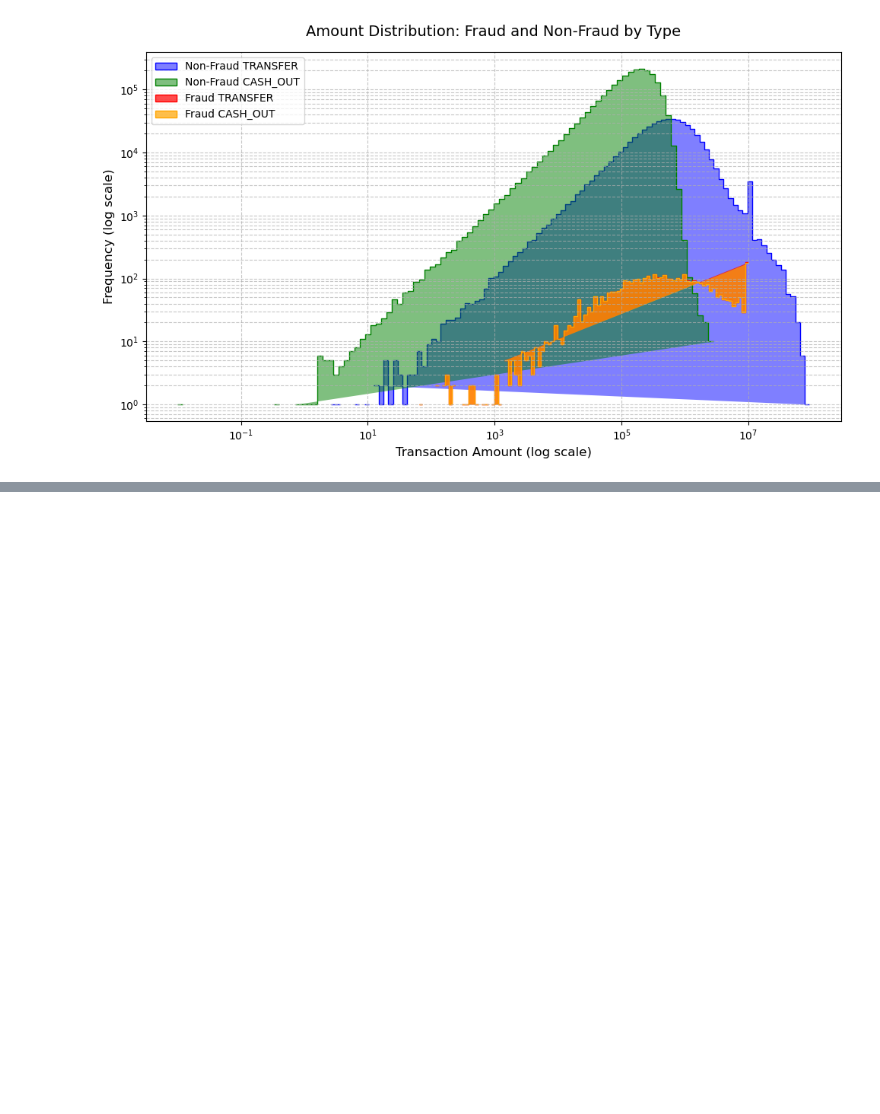
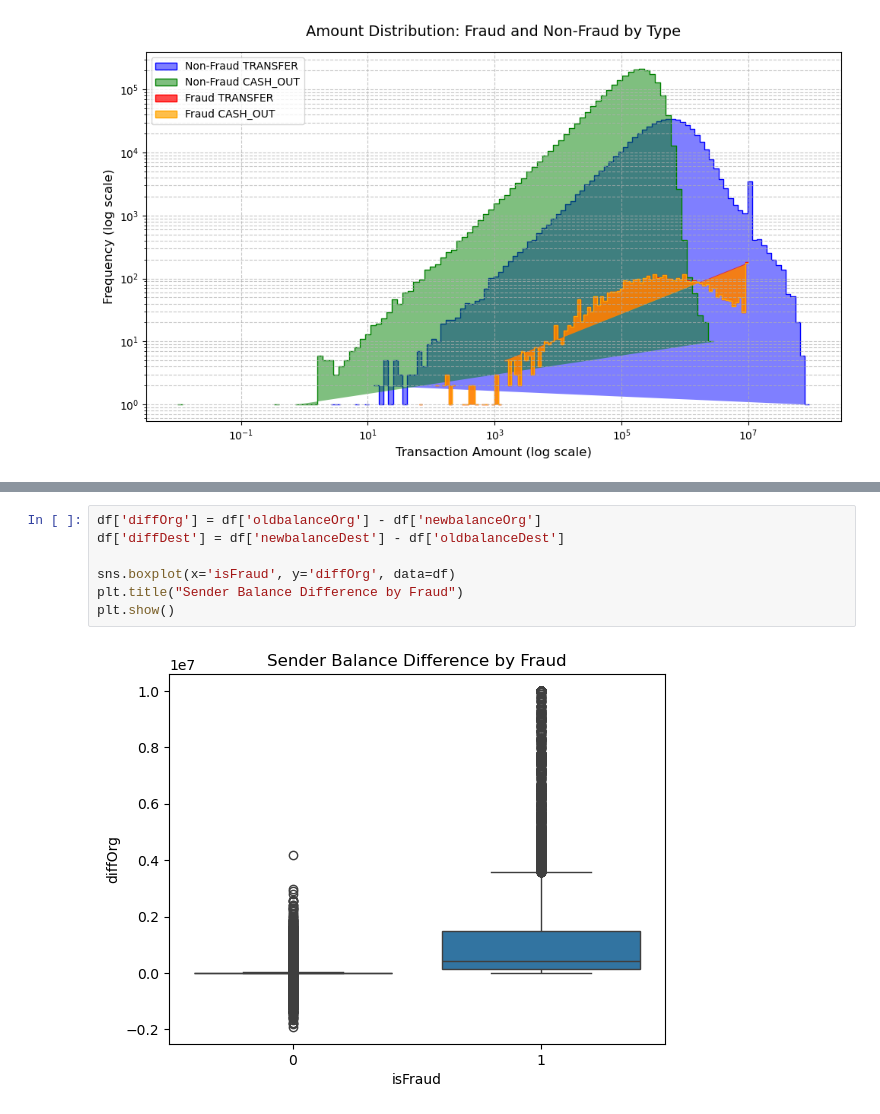
Before and after one commit to B1uewaves/fraud-detect-system, a Jupyter notebook: ml-scoring-python/dataEx.ipynb, the cells around one changed output, grey strips where cells are left out. Saved outputs shown, nothing was run; the diff lists cells and outputs as text; blank space fills up the shorter version.

```diff
--- a/ml-scoring-python/dataEx.ipynb
+++ b/ml-scoring-python/dataEx.ipynb
@@ -409,0 +442,9 @@ plt.show()
+# %%
+df['diffOrg'] = df['oldbalanceOrg'] - df['newbalanceOrg']
+df['diffDest'] = df['newbalanceDest'] - df['oldbalanceDest']
+
+sns.boxplot(x='isFraud', y='diffOrg', data=df)
+plt.title("Sender Balance Difference by Fraud")
+plt.show()
+# %% [output]
+[figure, added]
```
Also changed, not shown: parts of 6 cells of this notebook, 20 other files.
